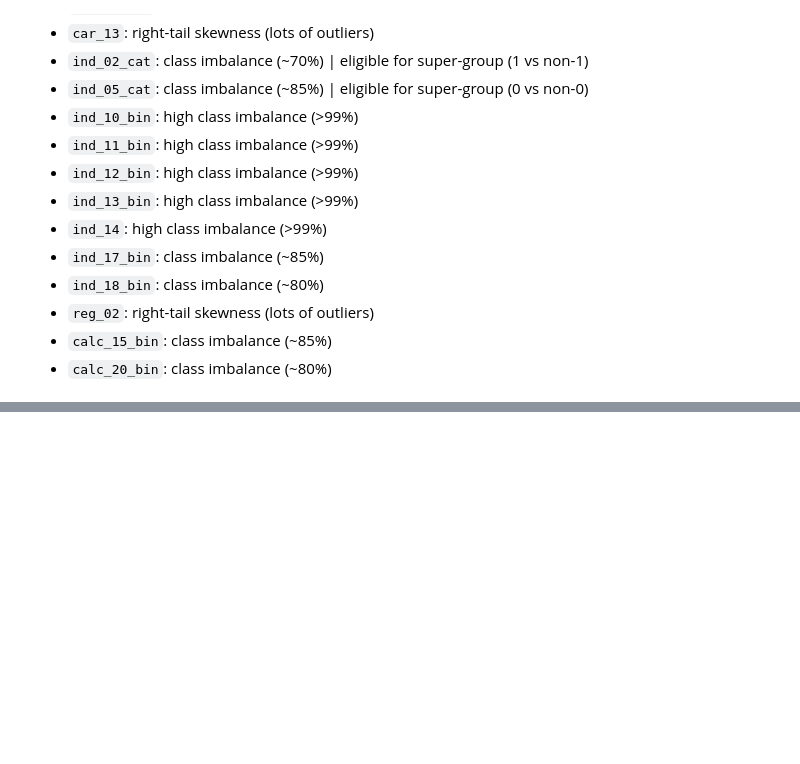
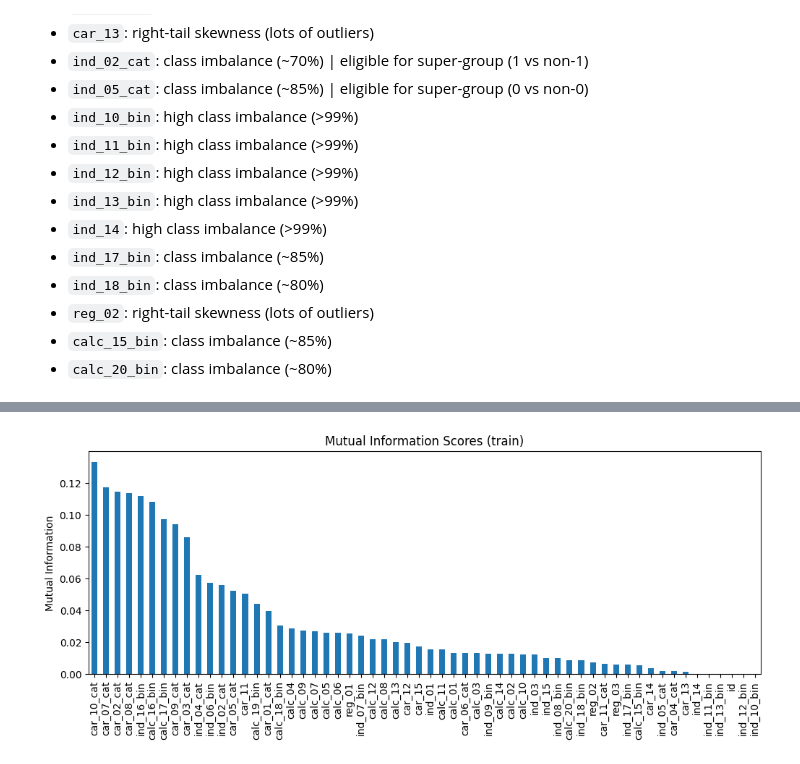
Before and after one commit to armiro/safe-driver-prediction, a Jupyter notebook: eda.ipynb, the cells around one changed output, grey strips where cells are left out. Cells and saved outputs as stored; diff of their text form; code cells hidden in the pictures; blank space fills up the shorter version.

Commit message:
add VIF calculation function and mutual information plot

```diff
--- a/eda.ipynb
+++ b/eda.ipynb
@@ -304,0 +352,24 @@ calc_14: num outliers = 16086 | 2.7%
+# %%
+from sklearn.feature_selection import mutual_info_classif
+from sklearn.model_selection import train_test_split
+
+TARGET_COL = 'target'
+
+X = train_df.drop(columns=[TARGET_COL])
+y = train_df[TARGET_COL]
+
+mi_scores = mutual_info_classif(
+    X=X, y=y,
+    n_neighbors=3,
+    discrete_features='auto',
+    random_state=40
+)
+
+mi_scores = pd.Series(mi_scores, index=X.columns).sort_values(ascending=False)
+
+mi_scores.plot.bar(figsize=(12, 4))
+plt.title('Mutual Information Scores (train)')
+plt.ylabel('Mutual Information')
+plt.show()
+# %% [output]
+[figure, added]
```
Also changed, not shown: parts of 12 cells of this notebook.
